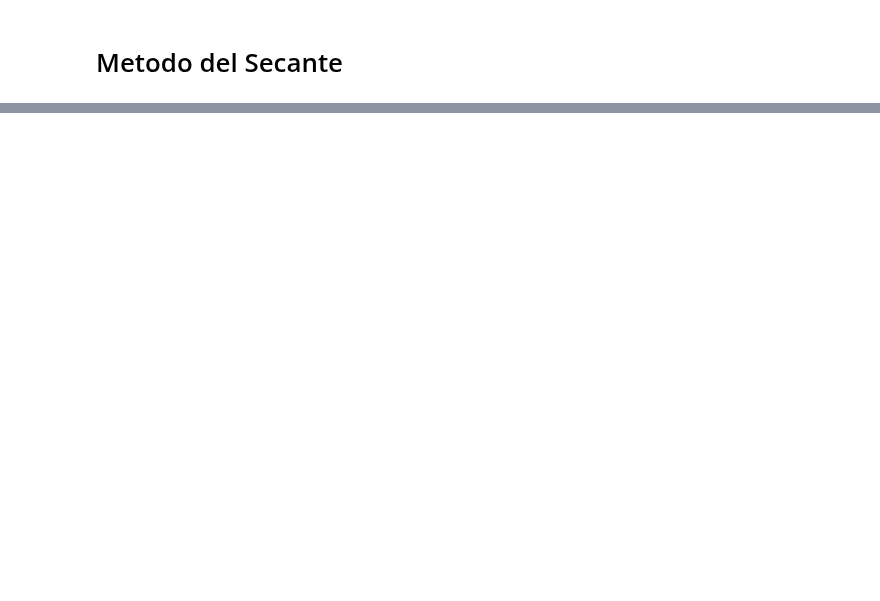
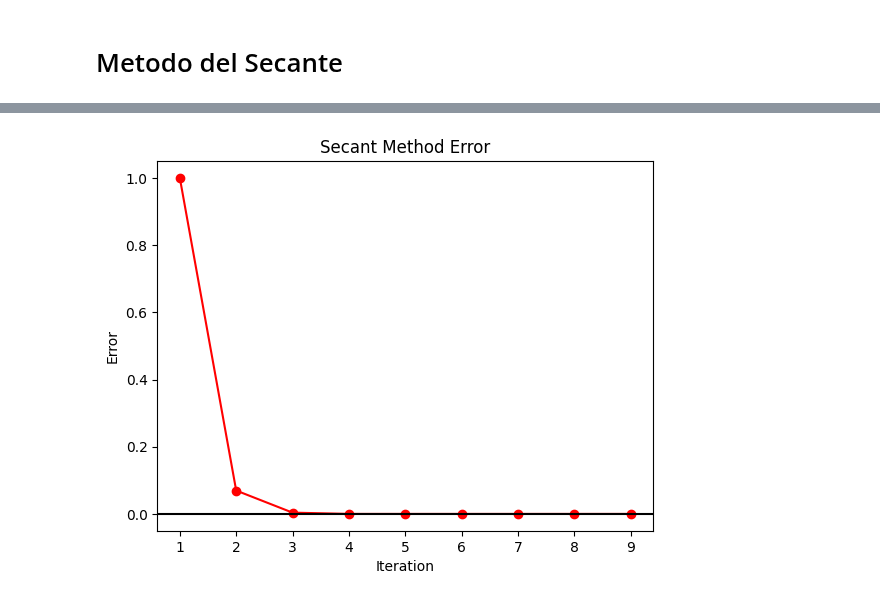
Before and after one commit to K3nnyZY/computer-solutions, a Jupyter notebook: analisis_numerico.ipynb, the cells around one changed output, grey strips where cells are left out. Cells and saved outputs as stored; diff of their text form; code cells hidden in the pictures; blank space fills up the shorter version.

```diff
--- a/analisis_numerico.ipynb
+++ b/analisis_numerico.ipynb
@@ -134,0 +60,28 @@ plt.show()
+# %%
+# Define the function f(x)
+f = lambda x: np.cos(x) - x
+
+# initial guesses
+x0 = 0.0
+x1 = 1.0
+f0 = f(x0)
+x = 0.0
+errors = []
+xs = []
+iter = 11
+
+# loop over iterations
+for i in range(2, iter):
+    f1 = f(x1)
+    if f1 - f0 == 0:
+        x = x1
+    else:
+        x_prev = x
+        x = x1 - (x1 - x0)*f1/(f1 - f0)
+        x0 = x1
+        f0 = f1
+    x1 = x
+    error = abs((x - x_prev)/x) if x != 0 else 0 # avoid division by zero
+    errors.append(error)
+    xs.append(x)
+    print("n=" + str(i-1) + ": " + str(x) + ", error: " + str(error))
@@ -134,0 +98,10 @@ plt.show()
+# %%
+# plot the errors with a line at y=0
+plt.plot(range(1, 10), errors, 'ro-')
+plt.xlabel('Iteration')
+plt.ylabel('Error')
+plt.title('Secant Method Error')
+plt.axhline(y=0, color='k')
+plt.show()
+# %% [output]
+[figure, added]
```
Also changed, not shown: parts of 7 cells of this notebook.
